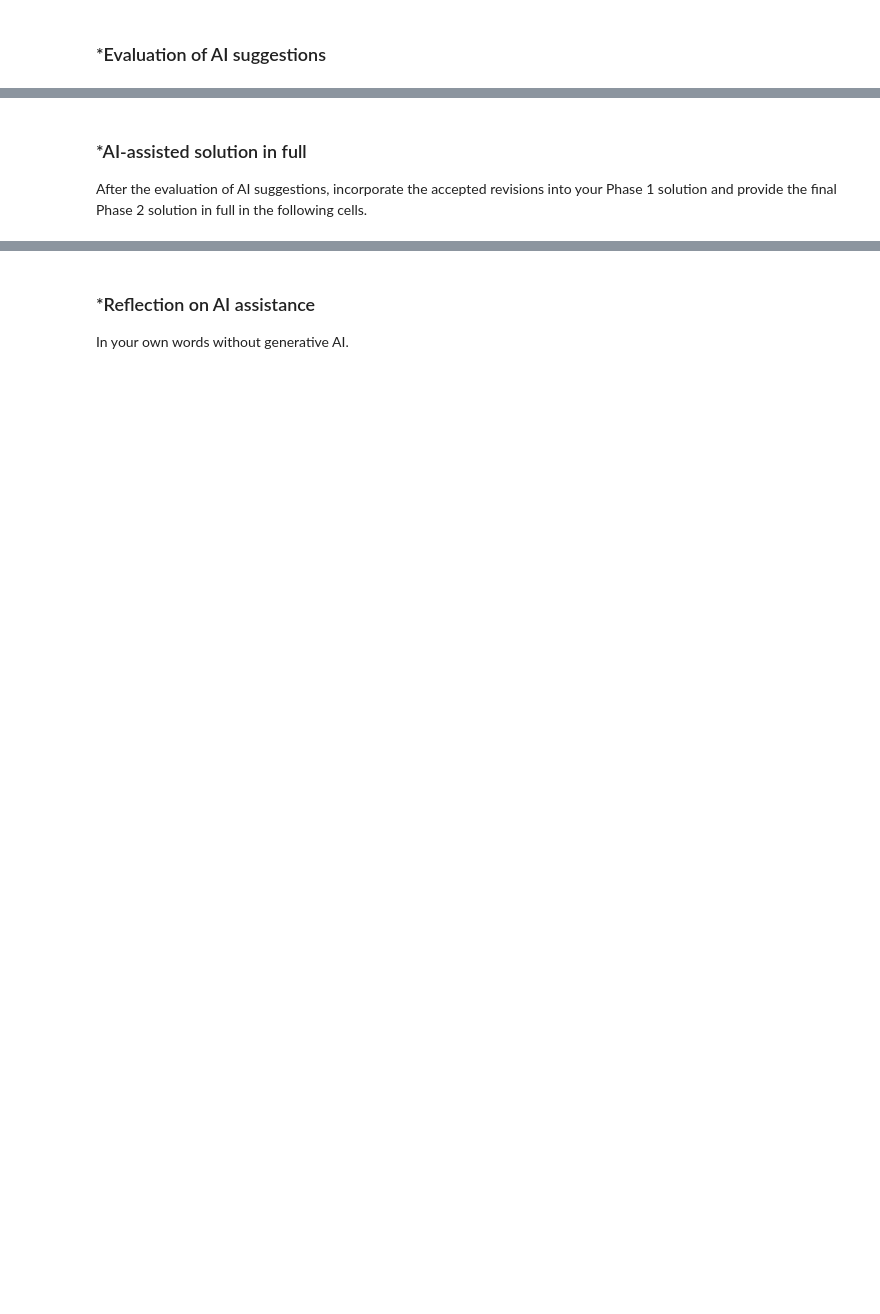
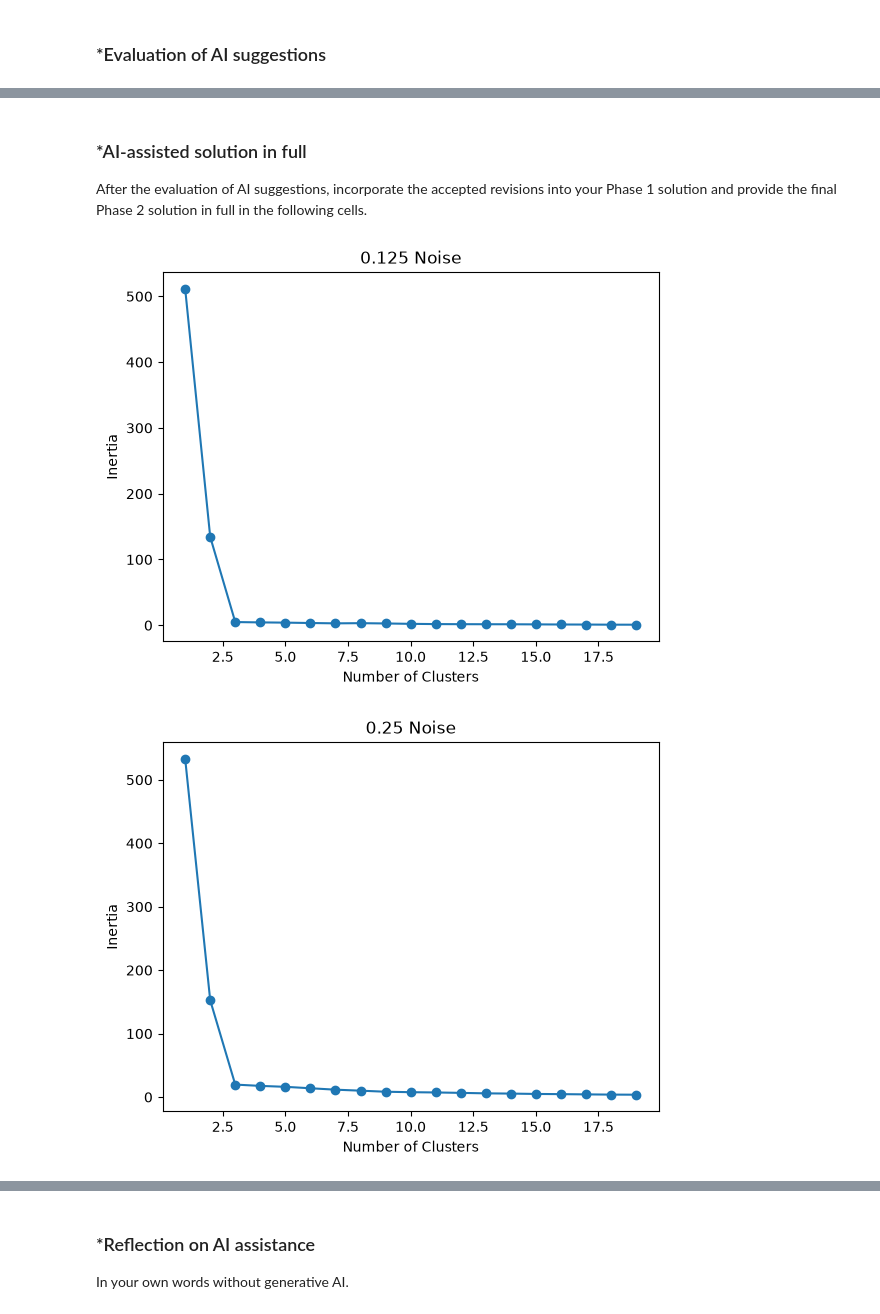
Before and after one commit to KevinT135/A04-clustering, a Jupyter notebook: notebook.ipynb, the cells around one changed output, grey strips where cells are left out. Saved outputs shown, nothing was run; the diff lists cells and outputs as text; code cells hidden in the pictures; blank space fills up the shorter version.

Commit message:
Phase 2

```diff
--- a/notebook.ipynb
+++ b/notebook.ipynb
@@ -407,3 +413,0 @@ Keep Phase 1 frozen.
-# %% [markdown]
-### *AI-assisted solution in full
-After the evaluation of AI suggestions, incorporate the accepted revisions into your Phase 1 solution and provide the final Phase 2 solution in full in the following cells.
@@ -411,0 +414,31 @@ After the evaluation of AI suggestions, incorporate the accepted revisions into
+# %% [markdown]
+### *AI-assisted solution in full
+After the evaluation of AI suggestions, incorporate the accepted revisions into your Phase 1 solution and provide the final Phase 2 solution in full in the following cells.
+# %%
+#Q1.3 Revised
+from sklearn.cluster import KMeans
+import matplotlib.pyplot as plt
+
+datasets = [
+    (df0_125, 0.125),
+    (df0_25, 0.25),
+    (df0_5, 0.5),
+    (df1_0, 1.0),
+    (df2_0, 2.0)
+]
+
+for df_noise, noise in datasets:
+    errors = []
+    for k in range(1, 20):
+        model = KMeans(n_clusters=k, random_state=1)
+        model.fit(df_noise[["x1", "x2"]])
+        errors.append(model.inertia_)
+
+    plt.plot(range(1, 20), errors, marker='o')
+    plt.xlabel("Number of Clusters")
+    plt.ylabel("Inertia")
+    plt.title(f"{noise} Noise")
+    plt.show()
+# %% [output]
+[figure, added]
+[figure, added]
```
Also changed, not shown: parts of 19 cells of this notebook.
